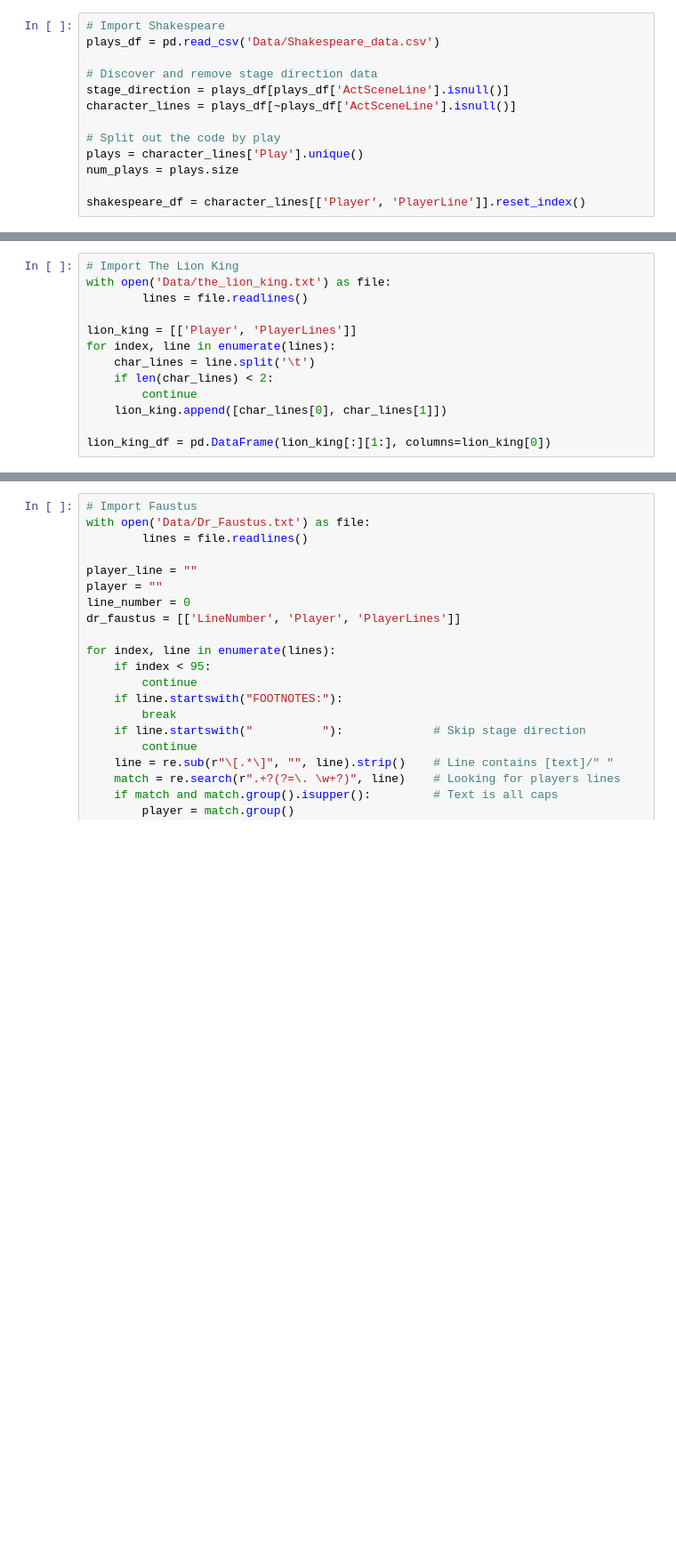
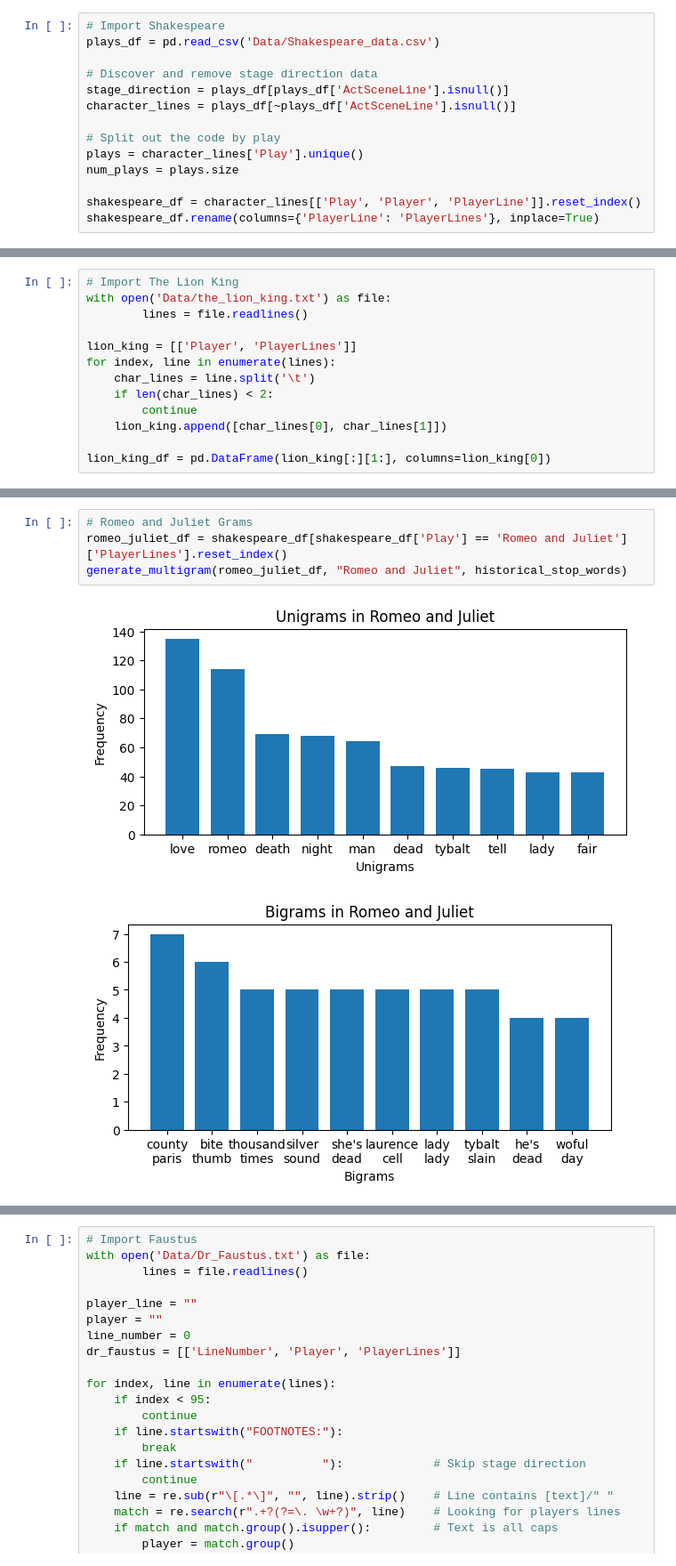
Before and after one commit to craglin/CS6140_Shakespeare_Project, a Jupyter notebook: Sandbox.ipynb, the cells around one changed output, grey strips where cells are left out. Shown: that part at 89% size. Drawn from its saved outputs; the diff is of its cells as text; blank space fills up the shorter version.

```diff
--- a/Sandbox.ipynb
+++ b/Sandbox.ipynb
@@ -242,7 +272,8 @@ character_lines = plays_df[~plays_df['ActSceneLine'].isnull()]
 plays = character_lines['Play'].unique()
 num_plays = plays.size
 
-shakespeare_df = character_lines[['Player', 'PlayerLine']].reset_index()
+shakespeare_df = character_lines[['Play', 'Player', 'PlayerLine']].reset_index()
+shakespeare_df.rename(columns={'PlayerLine': 'PlayerLines'}, inplace=True)
 # %%
 # Import 10 Things I Hate About You
 with open('Data/10 Things I Hate About You script by Karen McCullah Lutz, Kirsten Smith & William Shakespeare.txt') as file:
@@ -364,0 +350,7 @@ X_new.shape
+# %%
+# Romeo and Juliet Grams
+romeo_juliet_df = shakespeare_df[shakespeare_df['Play'] == 'Romeo and Juliet']['PlayerLines'].reset_index()
+generate_multigram(romeo_juliet_df, "Romeo and Juliet", historical_stop_words)
+# %% [output]
+[figure, added]
+[figure, added]
```
Also changed, not shown: parts of 10 cells of this notebook, 15 other files.
